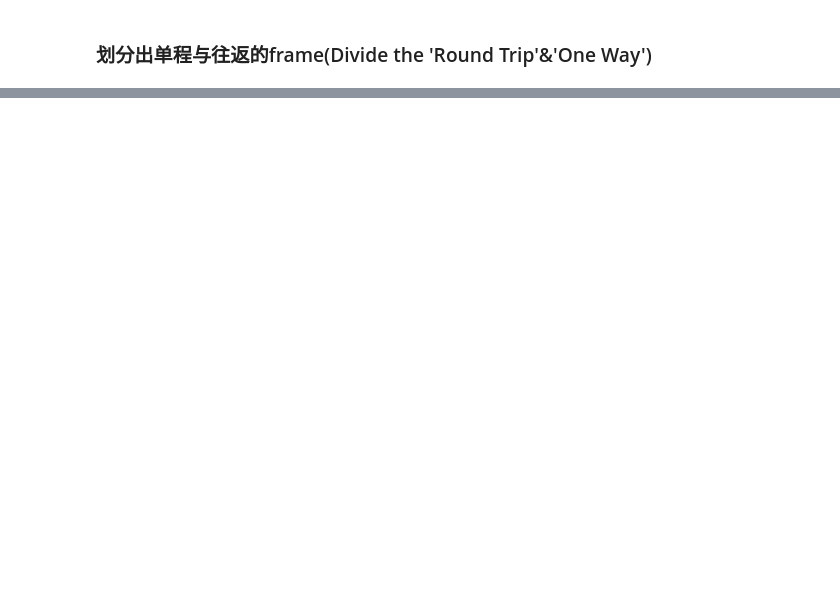
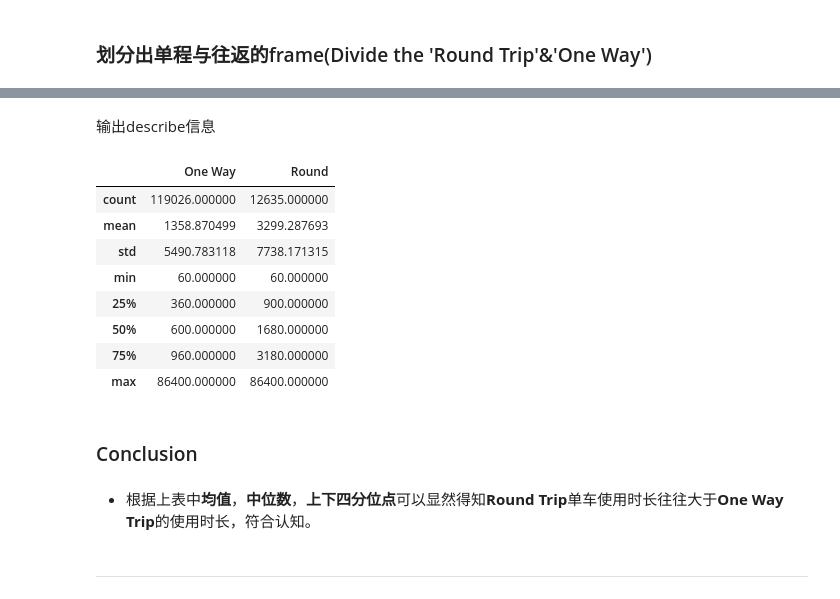
Before and after one commit to brandonchow1997/LA-Metro-Bike-Share-Analysis, a Jupyter notebook: Bike-share-analysis.ipynb, the cells around one changed output, grey strips where cells are left out. Cells and saved outputs as stored; diff of their text form; code cells hidden in the pictures; blank space fills up the shorter version.

```diff
--- a/Bike-share-analysis.ipynb
+++ b/Bike-share-analysis.ipynb
@@ -500,0 +538,3 @@ Name: Passholder Type, dtype: int64
+# %%
+duration_cate_info = bike_info[['Duration','Trip Route Category']]
+duration_cate_info.head()
@@ -500,0 +548,29 @@ Name: Passholder Type, dtype: int64
+# %%
+one_way_duration = duration_cate_info[duration_cate_info['Trip Route Category']=='One Way']
+#one_way_duration
+round_duration = duration_cate_info[duration_cate_info['Trip Route Category']=='Round Trip']
+# %%
+tmp_frame1 = one_way_duration.describe()
+tmp_frame2 = round_duration.describe()
+tmp_frame1.columns = ['One Way']
+tmp_frame2.columns = ['Round']
+# %% [markdown]
+输出describe信息
+# %%
+tmp_frame1.join(tmp_frame2) #合并两个frame
+# %% [output]
+|  | One Way | Round |
+| count | 119026.000000 | 12635.000000 |
+| mean | 1358.870499 | 3299.287693 |
+| std | 5490.783118 | 7738.171315 |
+| min | 60.000000 | 60.000000 |
+| 25% | 360.000000 | 900.000000 |
+| 50% | 600.000000 | 1680.000000 |
+| 75% | 960.000000 | 3180.000000 |
+| max | 86400.000000 | 86400.000000 |
+# %% [markdown]
+### Conclusion
+# %% [markdown]
+- 根据上表中**均值**，**中位数**，**上下四分位点**可以显然得知**Round Trip**单车使用时长往往大于**One Way Trip**的使用时长，符合认知。
+# %% [markdown]
+---
```
Also changed, not shown: parts of 32 cells of this notebook.
